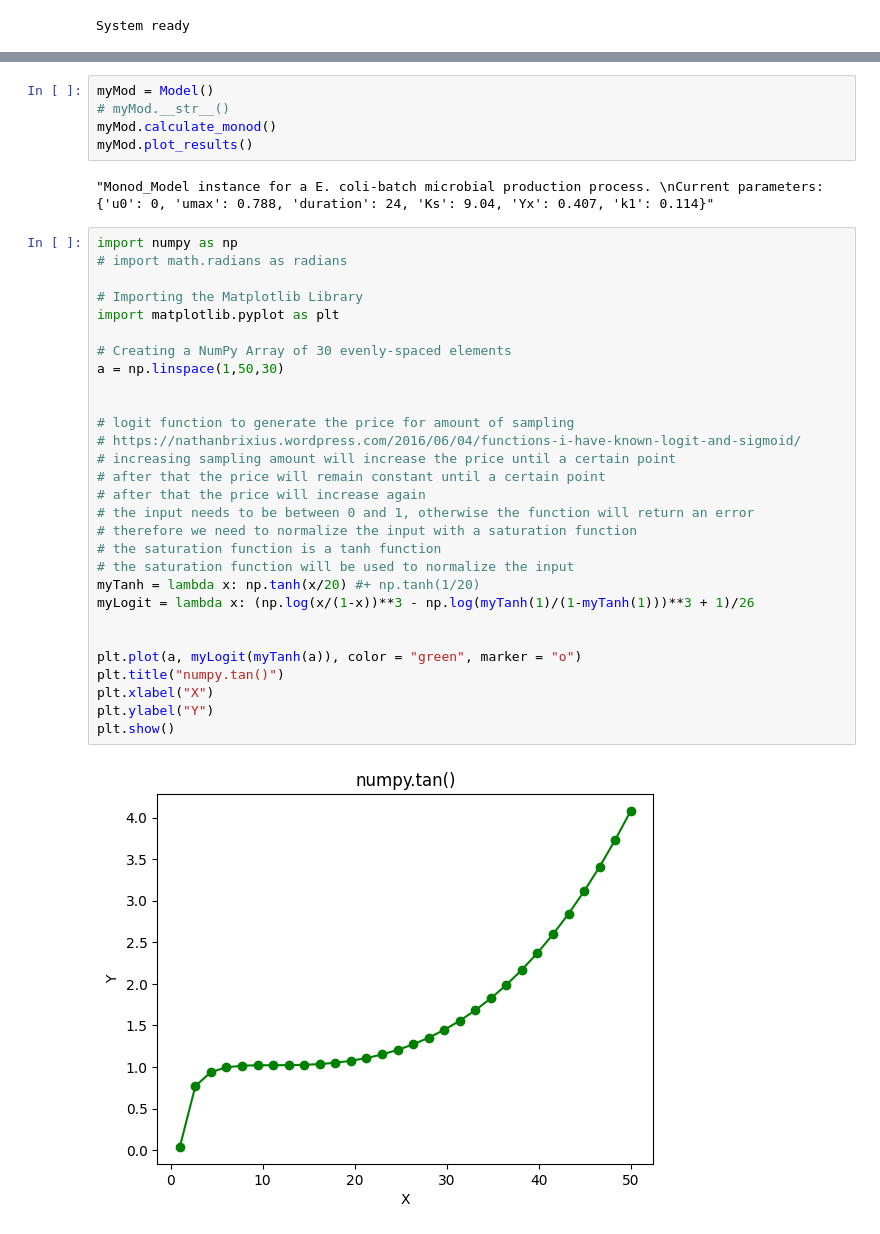
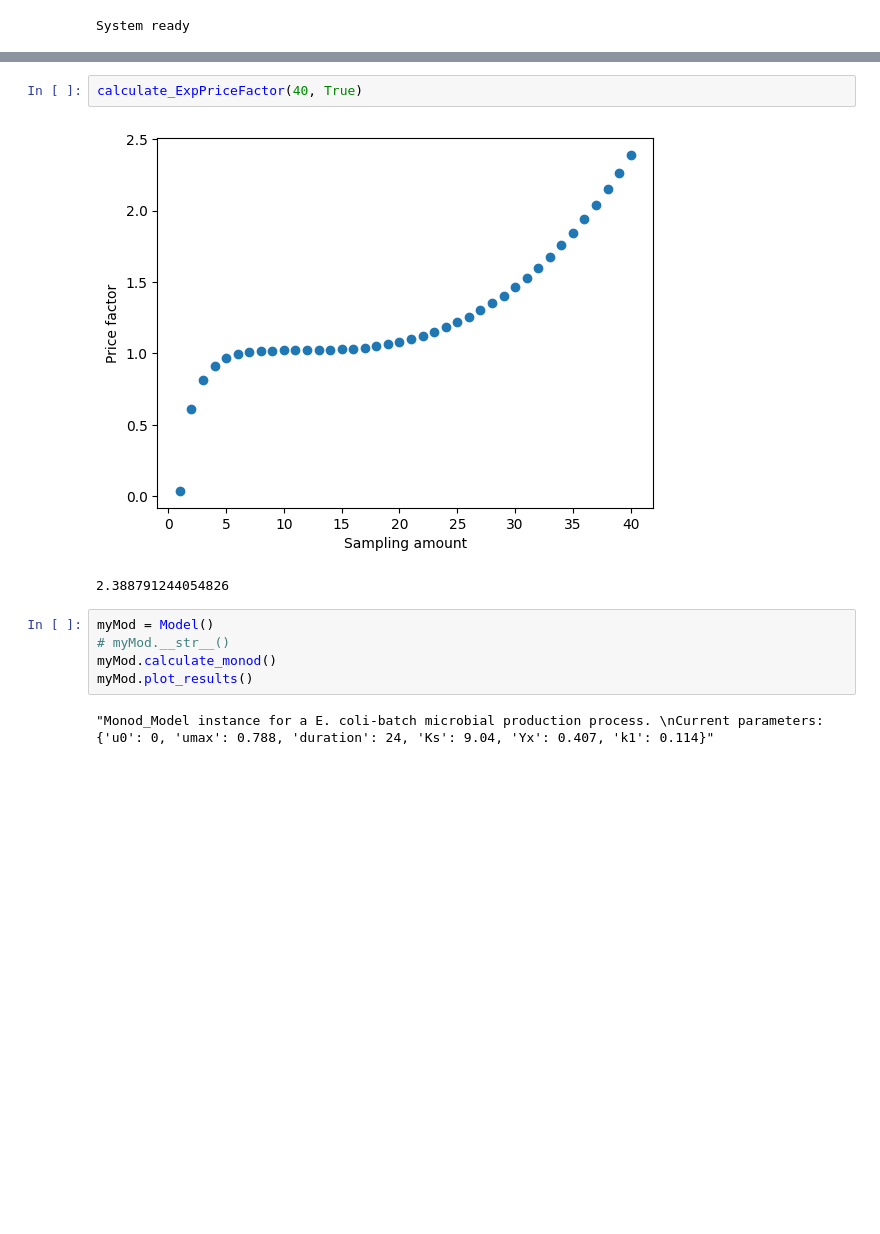
Before and after one commit to uliebal/RecExpSim, a Jupyter notebook: GroExpSim.ipynb, the cells around one changed output, grey strips where cells are left out. Saved outputs shown, nothing was run; the diff lists cells and outputs as text; blank space fills up the shorter version.

```diff
--- a/GroExpSim.ipynb
+++ b/GroExpSim.ipynb
@@ -106,3 +106,8 @@ Experiment:
+# %%
+calculate_ExpPriceFactor(40, True)
+# %% [output]
+[figure, added]
+2.388791244054826
 # %%
 myMod = Model()
 # myMod.__str__()
@@ -110,34 +115,3 @@ myMod.calculate_monod()
 myMod.plot_results()
 # %% [output]
 "Monod_Model instance for a E. coli-batch microbial production process. \nCurrent parameters: {'u0': 0, 'umax': 0.788, 'duration': 24, 'Ks': 9.04, 'Yx': 0.407, 'k1': 0.114}"
-# %%
-import numpy as np
-# import math.radians as radians
-
-# Importing the Matplotlib Library
-import matplotlib.pyplot as plt
-
-# Creating a NumPy Array of 30 evenly-spaced elements
-a = np.linspace(1,50,30)
-
-
-# logit function to generate the price for amount of sampling
-# https://nathanbrixius.wordpress.com/2016/06/04/functions-i-have-known-logit-and-sigmoid/
-# increasing sampling amount will increase the price until a certain point
-# after that the price will remain constant until a certain point
-# after that the price will increase again
-# the input needs to be between 0 and 1, otherwise the function will return an error
-# therefore we need to normalize the input with a saturation function
-# the saturation function is a tanh function
-# the saturation function will be used to normalize the input
-myTanh = lambda x: np.tanh(x/20) #+ np.tanh(1/20)
-myLogit = lambda x: (np.log(x/(1-x))**3 - np.log(myTanh(1)/(1-myTanh(1)))**3 + 1)/26
-
-
-plt.plot(a, myLogit(myTanh(a)), color = "green", marker = "o")
-plt.title("numpy.tan()")
-plt.xlabel("X")
-plt.ylabel("Y")
-plt.show()
-# %% [output]
-[figure, removed]
```
Also changed, not shown: parts of 7 cells of this notebook, 1 other file.
